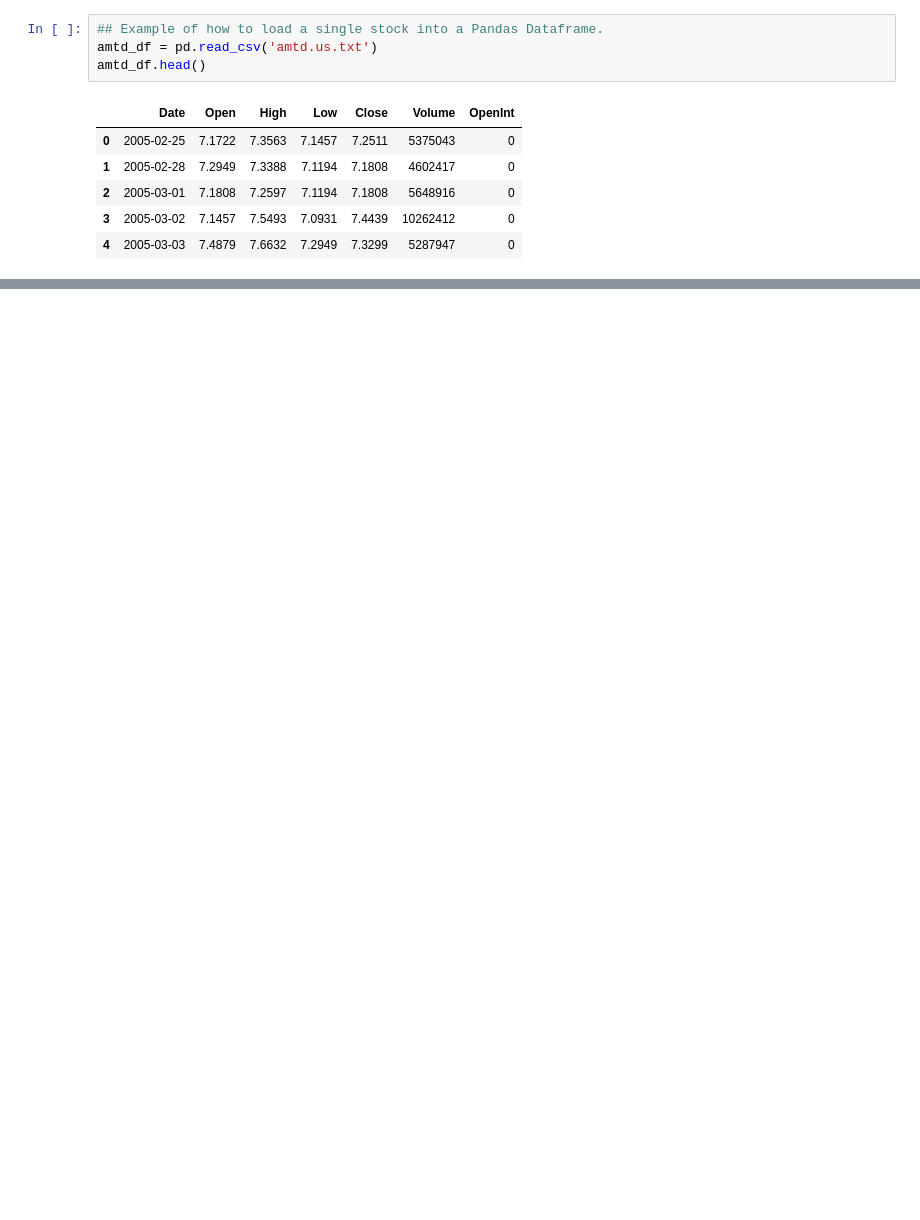
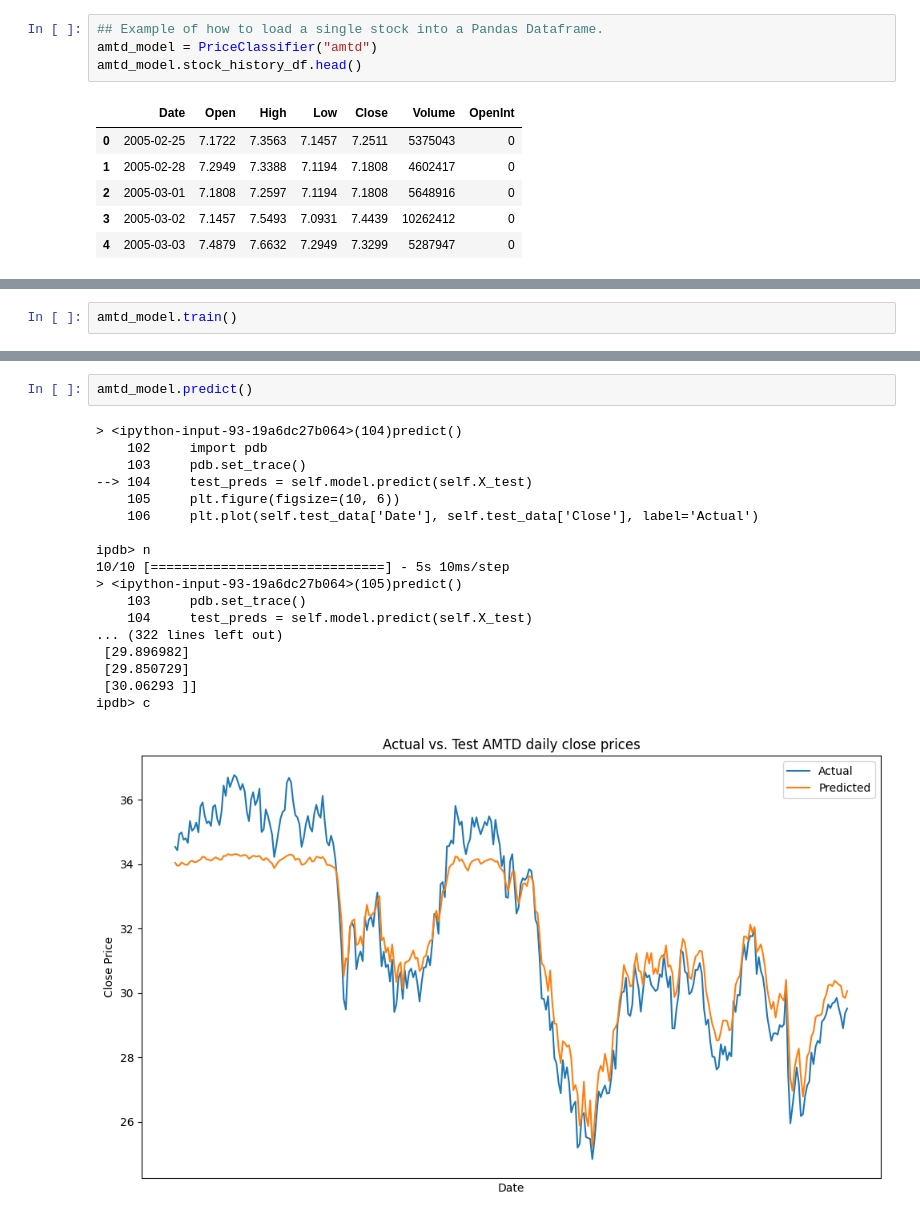
Before and after one commit to purple-phoenix/lstm-stock-trader, a Jupyter notebook: Milestone.ipynb, the cells around one changed output, grey strips where cells are left out. Saved outputs shown, nothing was run; the diff lists cells and outputs as text; blank space fills up the shorter version.

Commit message:
Add PriceClassifier class and extend with model for MSFT

```diff
--- a/Milestone.ipynb
+++ b/Milestone.ipynb
@@ -35,7 +144,7 @@ import xgboost as xgb
 # %%
 ## Example of how to load a single stock into a Pandas Dataframe.
-amtd_df = pd.read_csv('amtd.us.txt')
-amtd_df.head()
+amtd_model = PriceClassifier("amtd")
+amtd_model.stock_history_df.head()
 # %% [output]
 |  | Date | Open | High | Low | Close | Volume | OpenInt |
 | 0 | 2005-02-25 | 7.1722 | 7.3563 | 7.1457 | 7.2511 | 5375043 | 0 |
@@ -143,0 +163,2 @@ plt.show()
+# %%
+amtd_model.train()
@@ -143,0 +183,21 @@ plt.show()
+# %%
+amtd_model.predict()
+# %% [output]
+> <ipython-input-93-19a6dc27b064>(104)predict()
+    102     import pdb
+    103     pdb.set_trace()
+--> 104     test_preds = self.model.predict(self.X_test)
+    105     plt.figure(figsize=(10, 6))
+    106     plt.plot(self.test_data['Date'], self.test_data['Close'], label='Actual')
+
+ipdb> n
+10/10 [==============================] - 5s 10ms/step
+> <ipython-input-93-19a6dc27b064>(105)predict()
+    103     pdb.set_trace()
+    104     test_preds = self.model.predict(self.X_test)
+... (322 lines left out)
+ [29.896982]
+ [29.850729]
+ [30.06293 ]]
+ipdb> c
+[figure, added]
```
Also changed, not shown: parts of 19 cells of this notebook.
